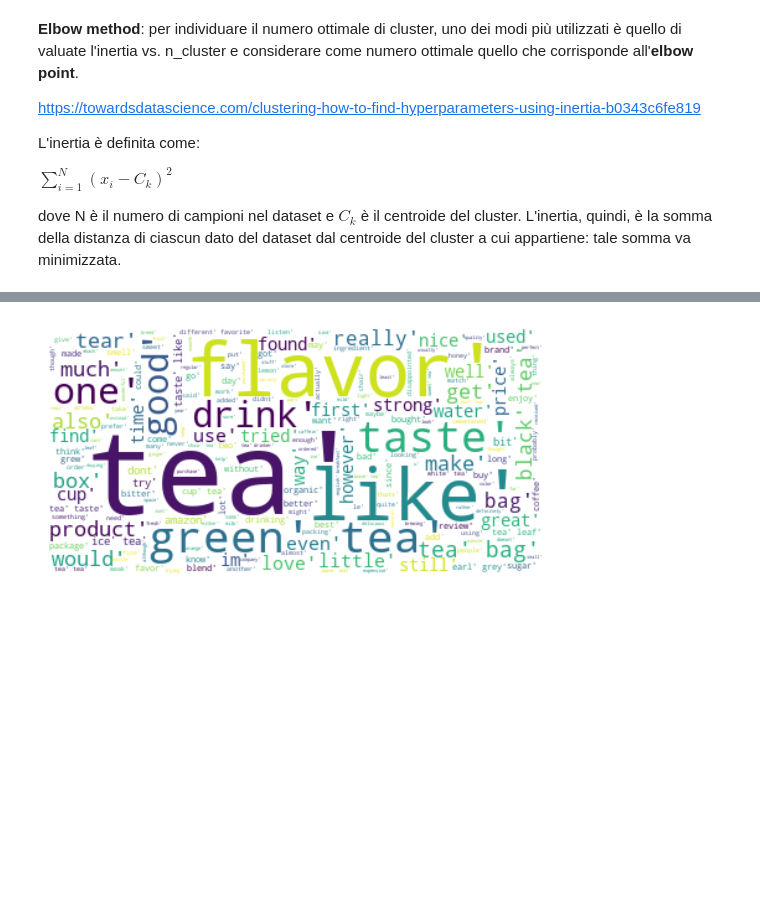
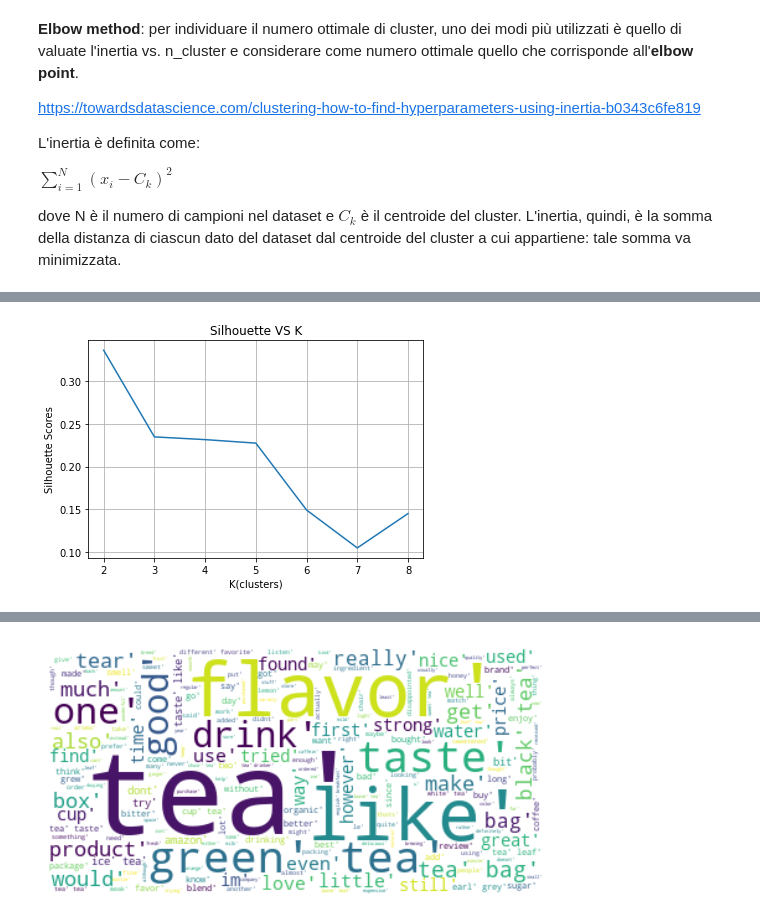
Before and after one commit to rmarconzini/amazon-fine-food-reviews-classification-clustering, a Jupyter notebook: Clustering.ipynb, the cells around one changed output, grey strips where cells are left out. Cells and saved outputs as stored; diff of their text form; code cells hidden in the pictures; blank space fills up the shorter version.

```diff
--- a/Clustering.ipynb
+++ b/Clustering.ipynb
@@ -192,0 +196,9 @@ plt.show()
+# %%
+plt.plot(k, bow_silhouette_scores)
+plt.xlabel('K(clusters)')
+plt.ylabel('Silhouette Scores')
+plt.title('Silhouette VS K')
+plt.grid()
+plt.show()
+# %% [output]
+[figure, added]
```
Also changed, not shown: parts of 26 cells of this notebook.
